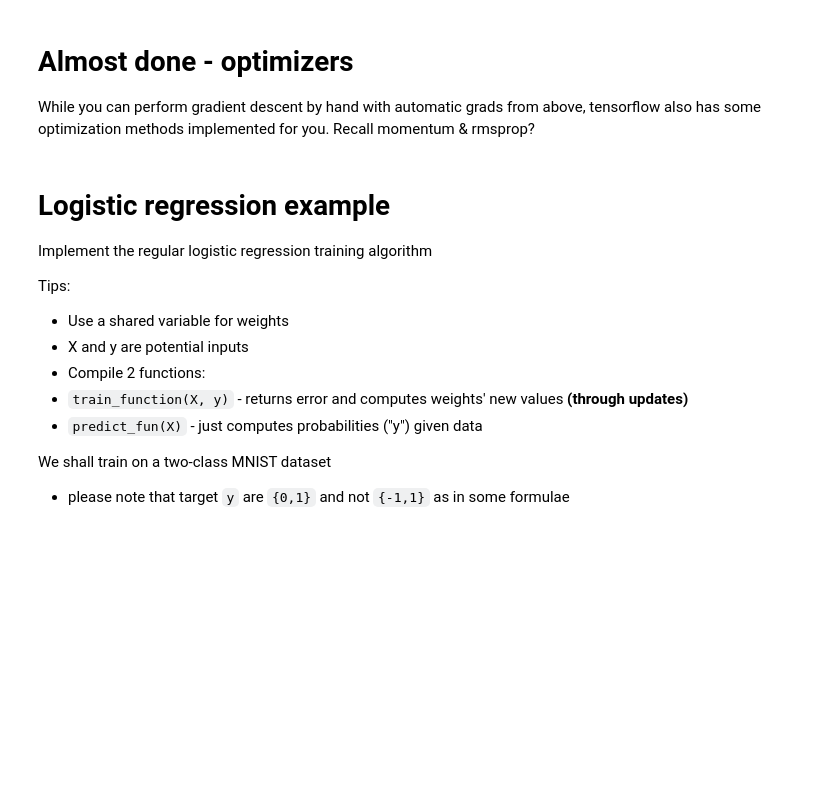
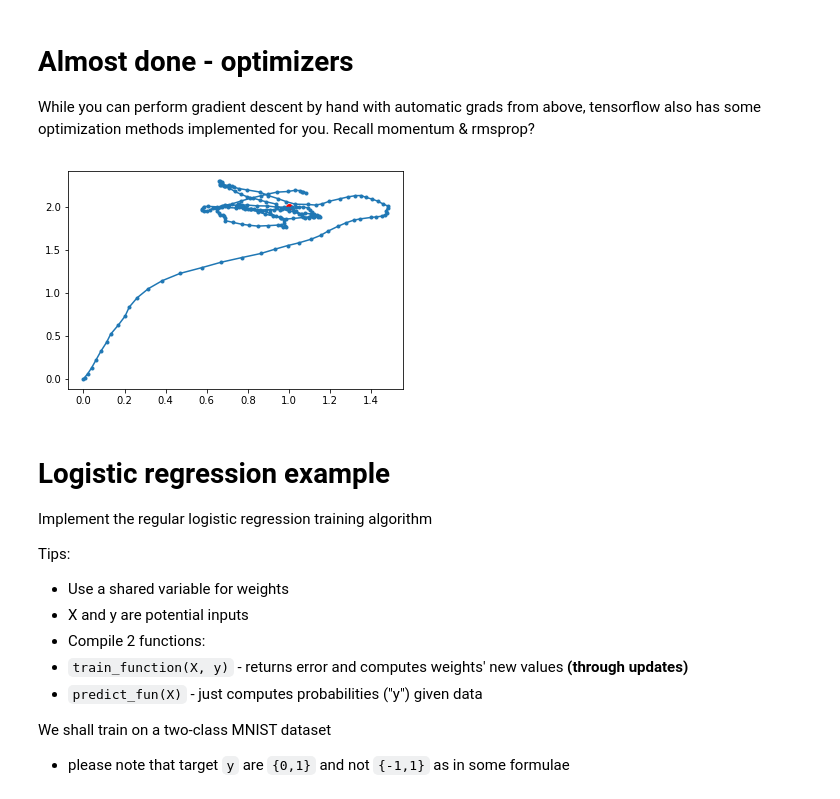
Before and after one commit to kifezi/deep-nlp-seminars, a Jupyter notebook: seminar_01/intro.ipynb, the cells around one changed output. Drawn from its saved outputs; the diff is of its cells as text; code cells hidden in the pictures; blank space fills up the shorter version.

```diff
--- a/seminar_01/intro.ipynb
+++ b/seminar_01/intro.ipynb
@@ -314,18 +334,18 @@ optimizer = tf.train.MomentumOptimizer(0.01,0.9).minimize(loss,var_list=y_guess)
 # %%
 from IPython.display import clear_output
 
 s.run(tf.global_variables_initializer())
-
 guesses = [s.run(y_guess)]
 
-for _ in range(100):
+for _ in range(200):
     s.run(optimizer)
     guesses.append(s.run(y_guess))
-
     clear_output(True)
     plt.plot(*zip(*guesses),marker='.')
     plt.scatter(*s.run(y_true),c='red')
     plt.show()
+# %% [output]
+[figure, added]
 # %% [markdown]
 # Logistic regression example
 Implement the regular logistic regression training algorithm
```
Also changed, not shown: parts of 12 cells of this notebook.
